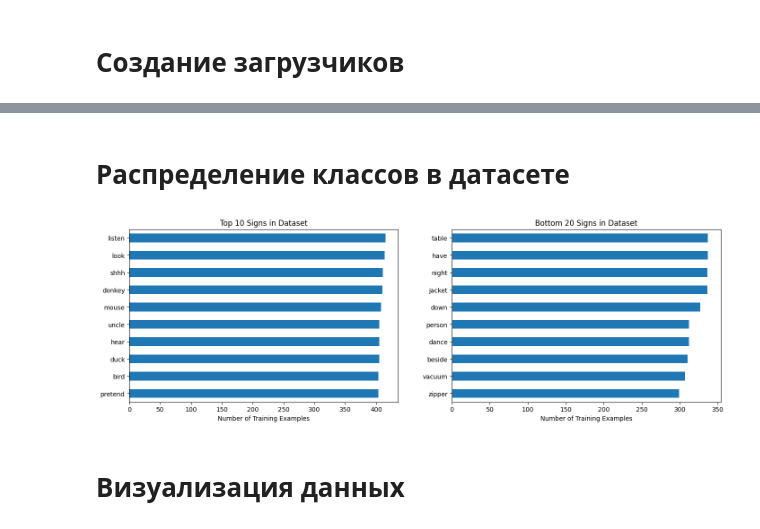
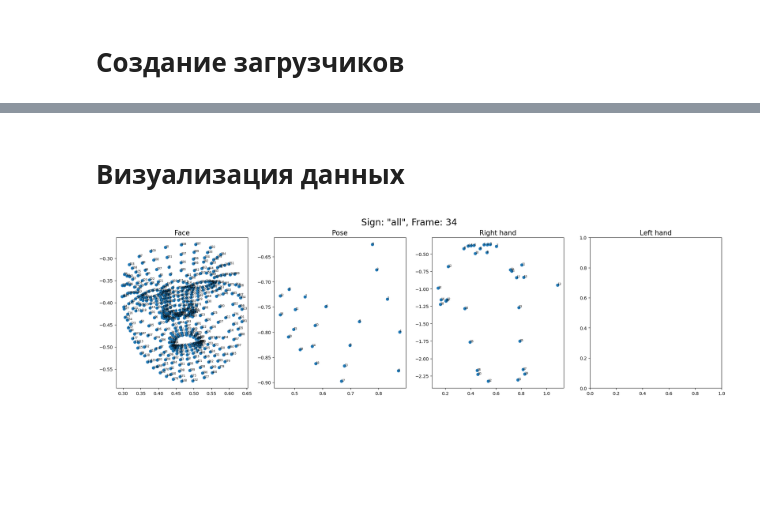
Before and after one commit to HerrPhoton/Sign_Language_Recognition, a Jupyter notebook: Main.ipynb, the cells around one changed output, grey strips where cells are left out. Saved outputs shown, nothing was run; the diff lists cells and outputs as text; code cells hidden in the pictures; blank space fills up the shorter version.

```diff
--- a/Main.ipynb
+++ b/Main.ipynb
@@ -97,0 +132,5 @@ if not os.path.exists(CLASSES_DIR):
+# %%
+df = pq.read_table(EXAMPLE_DIR).to_pandas().dropna()
+df = df.drop(columns = ['row_id'], axis = 1)
+df = pd.get_dummies(df, columns = ['type'], prefix = '', prefix_sep = '')
+df.head()
@@ -98,14 +144,24 @@ if not os.path.exists(CLASSES_DIR):
 # %% [markdown]
 # Разделение датасета
+# %%
+def preprocess_df(path):
+
+    df = pq.read_table(path).to_pandas().dropna()
+    df = df.drop(columns = ['row_id'], axis = 1)
+    df = pd.get_dummies(df, columns = ['type'], prefix = '', prefix_sep = '')
+
+    return df.to_numpy()
 # %%
 dataset = DatasetFolder(
-    CLASSES_DIR, loader = lambda path: pq.read_table(path).to_pandas().dropna(), is_valid_file = lambda _: True)
+    CLASSES_DIR, loader = lambda path: preprocess_df(path), is_valid_file = lambda _: True)
 
 n_val   = int(len(dataset) * VALID_PART)
 n_test  = int(len(dataset) * TEST_PART)
 n_train = len(dataset) - n_val - n_test
 
 train_dataset, val_dataset, test_dataset = random_split(dataset, [n_train, n_val, n_test])
+# %%
+idx_to_class = {val: key for key, val in dataset.class_to_idx.items()}
 # %% [markdown]
 # Создание загрузчиков
 # %%
@@ -129,21 +171,38 @@ test_loader  = DataLoader(test_dataset, batch_size = BACTH_SIZE, num_workers = N
-# %% [markdown]
-# Распределение классов в датасете
-# %%
-fig, (ax1, ax2) = plt.subplots(1, 2, figsize = (17, 5))
-
-df['sign'].value_counts().head(10).sort_values(ascending = True).plot(
-    kind = "barh", ax = ax1, title = 'Top 10 Signs in Dataset'
-)
-
-df['sign'].value_counts().tail(10).sort_values(ascending = True).plot(
-    kind = "barh", ax = ax2, title = 'Bottom 10 Signs in Dataset'
-)
-
-ax1.set_xlabel('Number of Training Examples')
-ax2.set_xlabel('Number of Training Examples')
-
-plt.show()
-# %% [output]
-[figure, removed]
 # %% [markdown]
 # Визуализация данных
+# %%
+def show_frame(frame, label, frame_num):
+
+    fig, [ax1, ax2, ax3, ax4] = plt.subplots(1, 4, figsize = (24, 6))
+
+    face_lm  = frame[frame[:, 5] == 1]
+    pose_lm  = frame[frame[:, 6] == 1]
+    right_lm = frame[frame[:, 7] == 1]
+
+    ax1.set_title('Face', fontsize = 15)
+    ax2.set_title('Pose', fontsize = 15)
+    ax3.set_title('Right hand', fontsize = 15)
+    ax4.set_title('Left hand', fontsize = 15)
+
+    ax1.scatter(face_lm[:, 2], -face_lm[:, 3])
+    ax2.scatter(pose_lm[:, 2], -pose_lm[:, 3])
+    ax3.scatter(right_lm[:, 2], -right_lm[:, 3])
+
+    for _, lm_id, x, y, _, _, _, _ in face_lm:
+        ax1.text(x, -y, int(lm_id), fontsize = 6)
+
+    for _, lm_id, x, y, _, _, _, _ in pose_lm:
+        ax2.text(x, -y, int(lm_id), fontsize = 6)
+
+    for _, lm_id, x, y, _, _, _, _ in right_lm:
+        ax3.text(x, -y, int(lm_id), fontsize = 6)
+
+    fig.suptitle(f'Sign: "{label}", Frame: {frame_num}', fontsize = 20)
+    plt.show()
+
+data, label = train_dataset[0]
+data = data[data[:, 0] == data[0, 0]]
+
+show_frame(data, idx_to_class[label], int(data[0, 0]))
+# %% [output]
+[figure, added]
```
Also changed, not shown: parts of 10 cells of this notebook.
